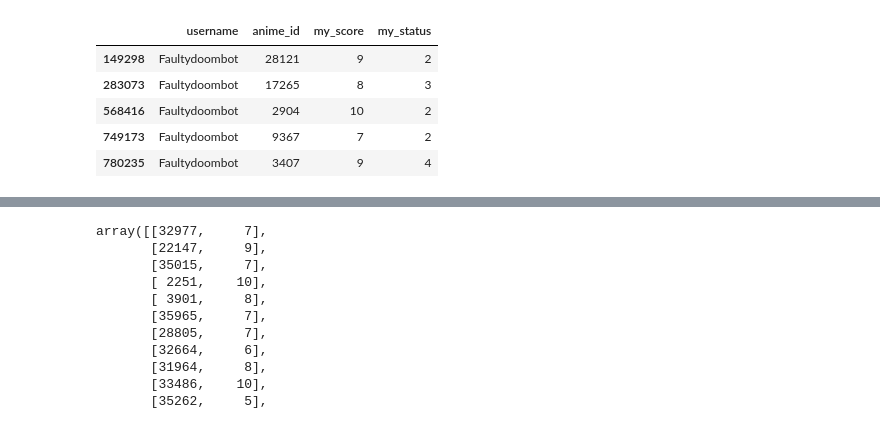
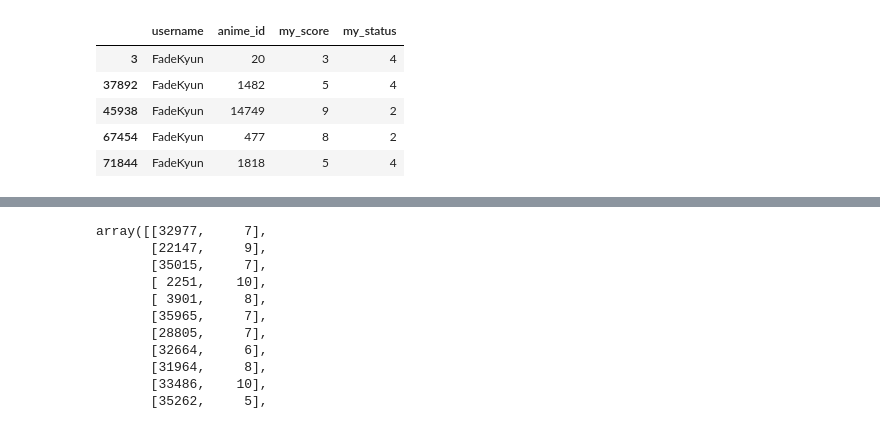
Before and after one commit to cmlimm/MALrecommendations, a Jupyter notebook: datasetTest.ipynb, the cells around one changed output, grey strips where cells are left out. Saved outputs shown, nothing was run; the diff lists cells and outputs as text; code cells hidden in the pictures.

```diff
--- a/datasetTest.ipynb
+++ b/datasetTest.ipynb
@@ -13,0 +15,3 @@ print(usersDF.shape, animesDF.shape, scoresDF.shape)
+# %%
+anime_ids = np.sort(animesDF.anime_id.unique())
+len(anime_ids)
@@ -13,0 +20,2 @@ print(usersDF.shape, animesDF.shape, scoresDF.shape)
+# %%
+top_1000_users = list(usersDF.sort_values(by=['user_completed'], ascending=False).head(1000)['username'])
@@ -13,0 +25,4 @@ print(usersDF.shape, animesDF.shape, scoresDF.shape)
+# %%
+scoresDF = scoresDF[scoresDF['username'].isin(top_1000_users)]
+# %%
+scoresDF = scoresDF[scoresDF['anime_id'].isin(anime_ids)]
@@ -33,18 +60,18 @@ scoresDF.head()
 # %%
 '''
-gets all user's scores
+gets all user scores
 '''
-def get_viewer(scoresDF, viewer):
+def get_user_scores(scoresDF, viewer):
     return scoresDF.loc[(scoresDF['username'] == viewer)]
 
-get_viewer(scoresDF, 'Faultydoombot').head()
+get_viewer(scoresDF, 'FadeKyun').head()
 # %% [output]
 |  | username | anime_id | my_score | my_status |
-| 149298 | Faultydoombot | 28121 | 9 | 2 |
-| 283073 | Faultydoombot | 17265 | 8 | 3 |
-| 568416 | Faultydoombot | 2904 | 10 | 2 |
-| 749173 | Faultydoombot | 9367 | 7 | 2 |
-| 780235 | Faultydoombot | 3407 | 9 | 4 |
+| 3 | FadeKyun | 20 | 3 | 4 |
+| 37892 | FadeKyun | 1482 | 5 | 4 |
+| 45938 | FadeKyun | 14749 | 9 | 2 |
+| 67454 | FadeKyun | 477 | 8 | 2 |
+| 71844 | FadeKyun | 1818 | 5 | 4 |
 # %%
 def sim_pearson(scores, anime1_id, anime2_id):
     '''Return the Pearson correlation coefficient for anime1 and anime2.'''
```
Also changed, not shown: parts of 20 cells of this notebook, 4 other files.
